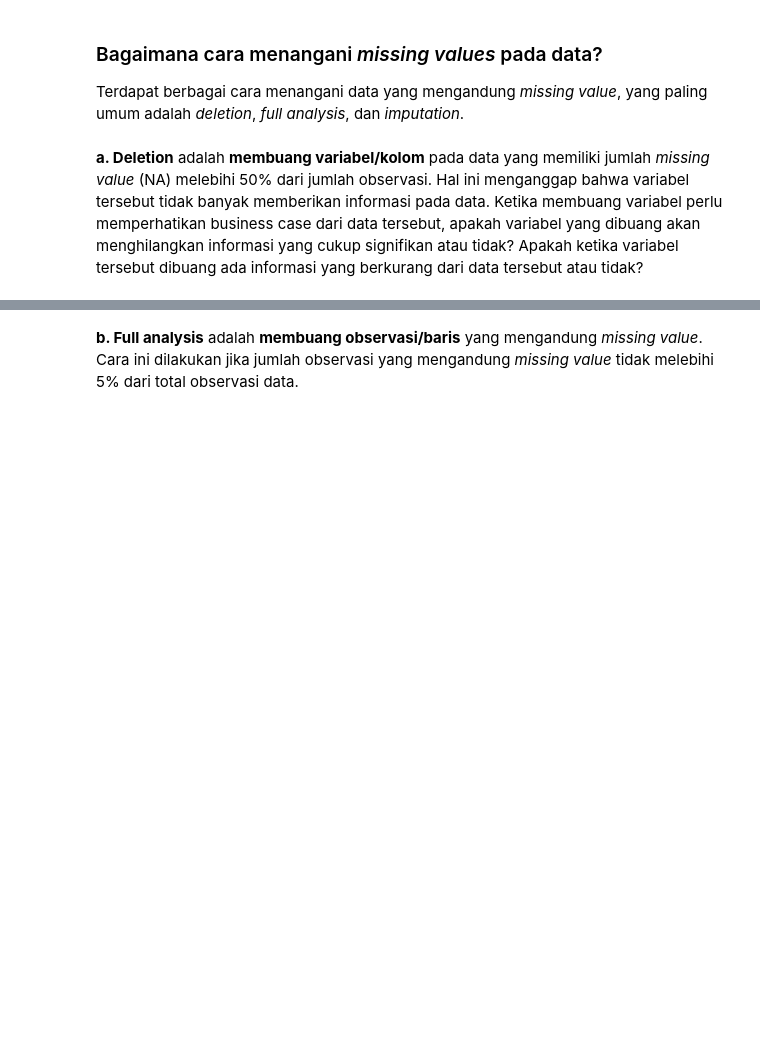
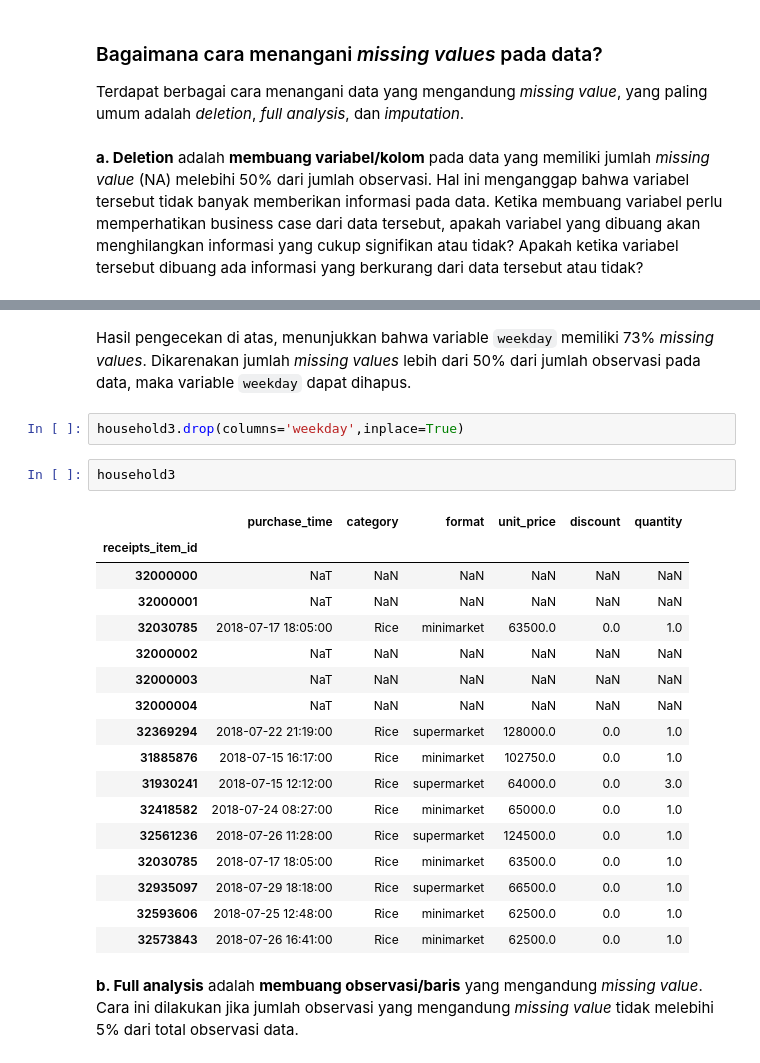
Before and after one commit to tomytjandra/askalgo-py-content, a Jupyter notebook: 02. EDA.ipynb, the cells around one changed output, grey strips where cells are left out. Saved outputs shown, nothing was run; the diff lists cells and outputs as text; blank space fills up the shorter version.

```diff
--- a/02. EDA.ipynb
+++ b/02. EDA.ipynb
@@ -245,2 +268,26 @@ Terdapat berbagai cara menangani data yang mengandung *missing value*, yang pali
+# %% [markdown]
+Hasil pengecekan di atas, menunjukkan bahwa variable `weekday` memiliki 73% *missing values*. Dikarenakan jumlah *missing values* lebih dari 50% dari jumlah observasi pada data, maka variable `weekday` dapat dihapus.
+# %%
+household3.drop(columns='weekday',inplace=True)
+# %%
+household3
+# %% [output]
+|  | purchase_time | category | format | unit_price | discount | quantity |
+| receipts_item_id |  |  |  |  |  |  |
+| 32000000 | NaT | NaN | NaN | NaN | NaN | NaN |
+| 32000001 | NaT | NaN | NaN | NaN | NaN | NaN |
+| 32030785 | 2018-07-17 18:05:00 | Rice | minimarket | 63500.0 | 0.0 | 1.0 |
+| 32000002 | NaT | NaN | NaN | NaN | NaN | NaN |
+| 32000003 | NaT | NaN | NaN | NaN | NaN | NaN |
+| 32000004 | NaT | NaN | NaN | NaN | NaN | NaN |
+| 32369294 | 2018-07-22 21:19:00 | Rice | supermarket | 128000.0 | 0.0 | 1.0 |
+| 31885876 | 2018-07-15 16:17:00 | Rice | minimarket | 102750.0 | 0.0 | 1.0 |
+| 31930241 | 2018-07-15 12:12:00 | Rice | supermarket | 64000.0 | 0.0 | 3.0 |
+| 32418582 | 2018-07-24 08:27:00 | Rice | minimarket | 65000.0 | 0.0 | 1.0 |
+| 32561236 | 2018-07-26 11:28:00 | Rice | supermarket | 124500.0 | 0.0 | 1.0 |
+| 32030785 | 2018-07-17 18:05:00 | Rice | minimarket | 63500.0 | 0.0 | 1.0 |
+| 32935097 | 2018-07-29 18:18:00 | Rice | supermarket | 66500.0 | 0.0 | 1.0 |
+| 32593606 | 2018-07-25 12:48:00 | Rice | minimarket | 62500.0 | 0.0 | 1.0 |
+| 32573843 | 2018-07-26 16:41:00 | Rice | minimarket | 62500.0 | 0.0 | 1.0 |
 # %% [markdown]
 **b. Full analysis** adalah **membuang observasi/baris** yang mengandung *missing value*. Cara ini dilakukan jika jumlah observasi yang mengandung *missing value* tidak melebihi 5% dari total observasi data.
```
Also changed, not shown: parts of 29 cells of this notebook, 1 other file.
